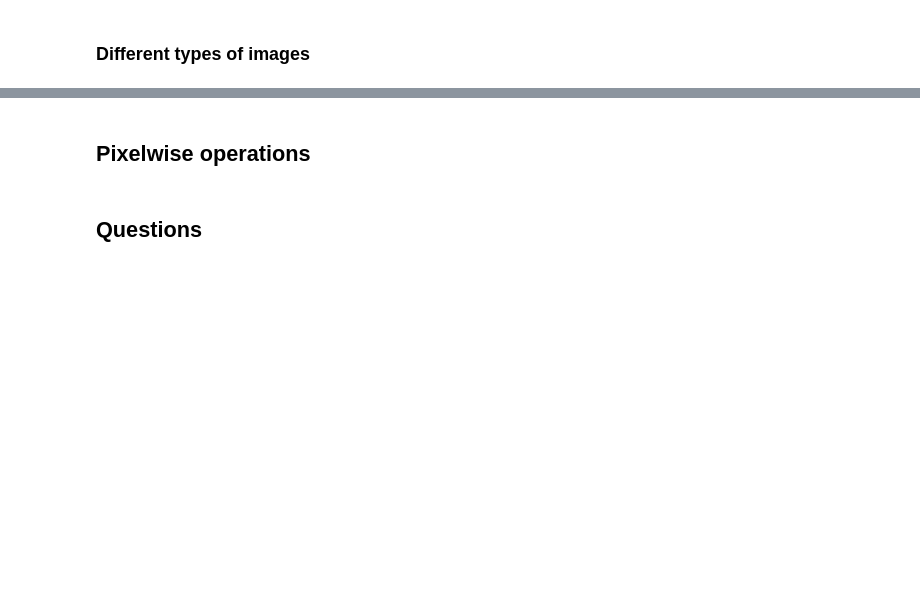
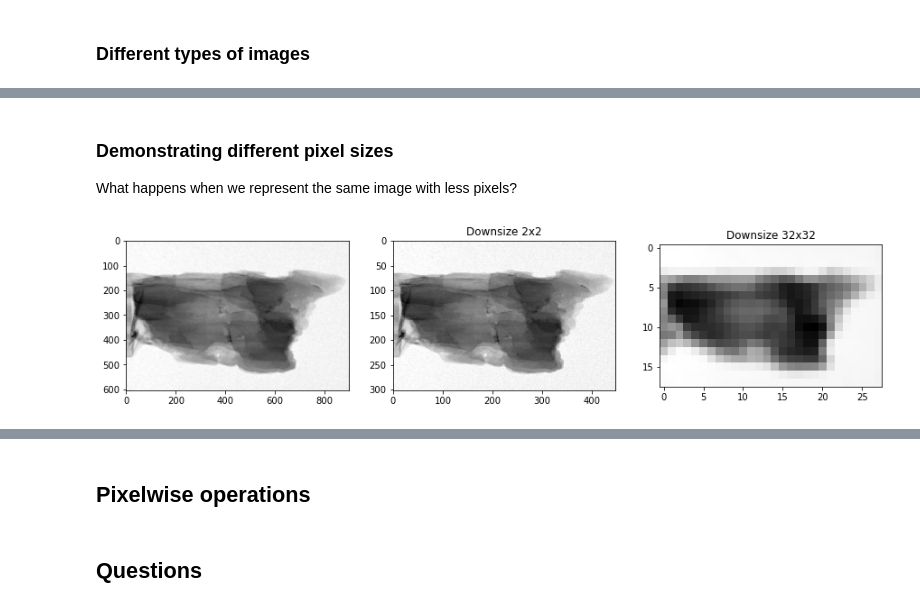
Before and after one commit to ImagingLectures/IAEA-eLearning2, a Jupyter notebook: lectures/01-Introduction2ImgProc/Introduction2Images.ipynb, the cells around one changed output, grey strips where cells are left out. Cells and saved outputs as stored; diff of their text form; code cells hidden in the pictures; blank space fills up the shorter version.

```diff
--- a/lectures/01-Introduction2ImgProc/Introduction2Images.ipynb
+++ b/lectures/01-Introduction2ImgProc/Introduction2Images.ipynb
@@ -77,2 +145,19 @@ The information you want to quantify affects:
+# %% [markdown]
+### Demonstrating different pixel sizes
+What happens when we represent the same image with less pixels?
+# %%
+img=np.load('data/wood.npy');
+fig,ax = plt.subplots(1,3, figsize=[15,5])
+ax[0].imshow(img,cmap='gray'); plt.title('Original')
+
+downsize =  2;
+resized  = resize(img,(img.shape[0] // downsize, img.shape[1] // downsize))
+ax[1].imshow(resized, interpolation='None',cmap='gray'); ax[1].set_title('Downsize {0}x{0}'.format(downsize))
+
+downsize = 32;
+resized  = resize(img,(img.shape[0] // downsize, img.shape[1] // downsize))
+ax[2].imshow(resized,interpolation='None',cmap='gray'); ax[2].set_title('Downsize {0}x{0}'.format(downsize));
+# %% [output]
+[figure, added]
 # %% [markdown]
 ### Edges at different resolutions
```
Also changed, not shown: parts of 33 cells of this notebook, 2 other files.
